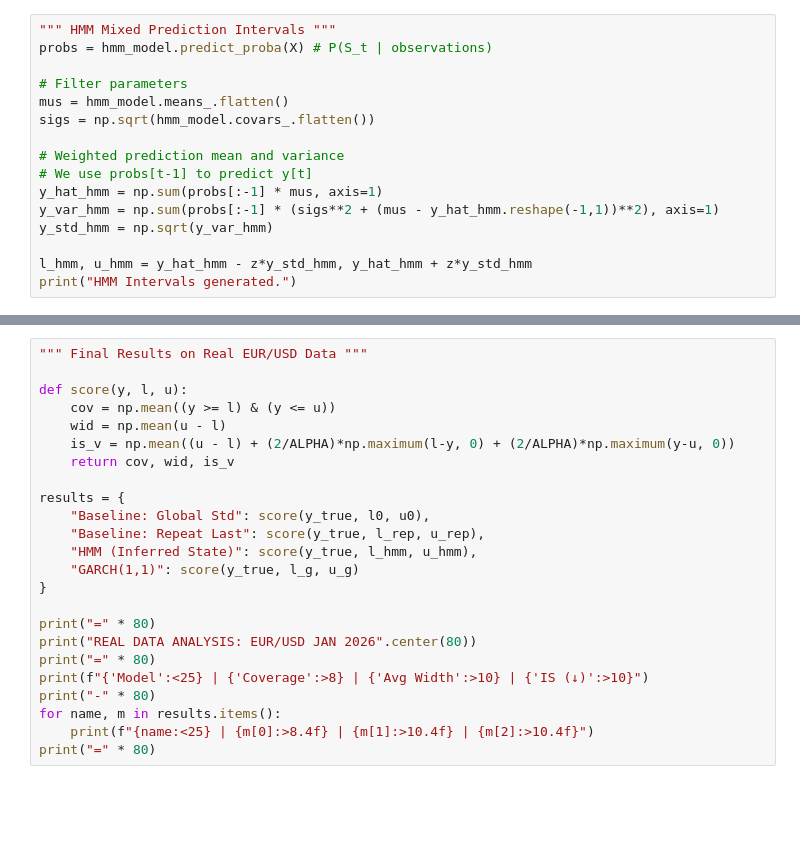
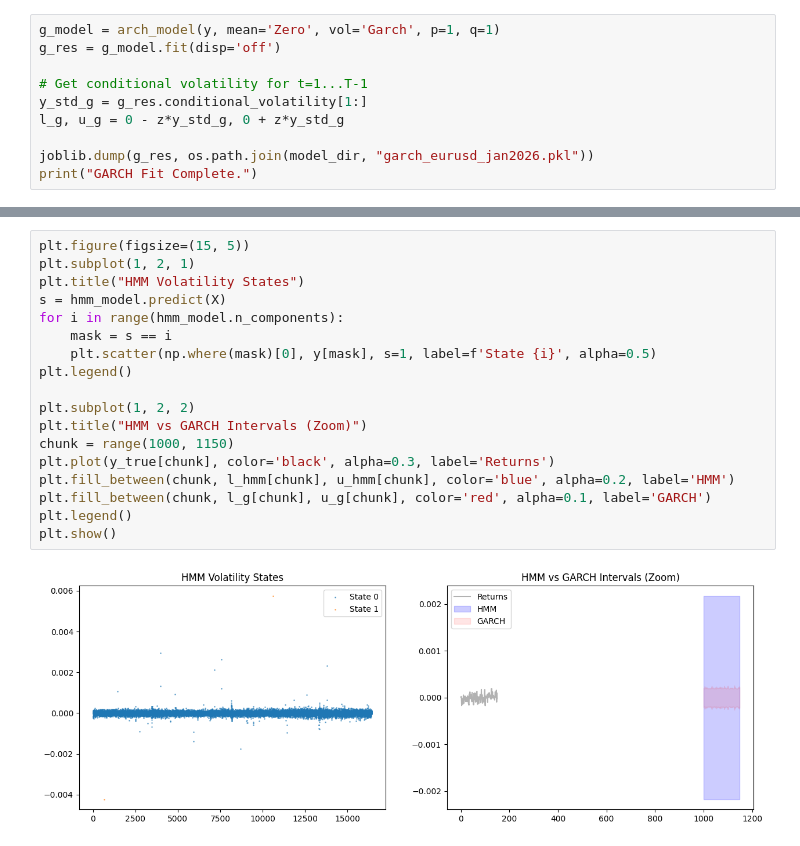
Before and after one commit to egil10/stk-mat2011, a Jupyter notebook: code/notebooks/real_analysis.ipynb, the cells around one changed output, grey strips where cells are left out. Cells and saved outputs as stored; diff of their text form; blank space fills up the shorter version.

Commit message:
ran on some real data

```diff
--- a/code/notebooks/real_analysis.ipynb
+++ b/code/notebooks/real_analysis.ipynb
@@ -73,16 +75,10 @@ print(f"HMM Intervals generated for {len(l_hmm)} steps.")
-# %%
-""" HMM Mixed Prediction Intervals """
-probs = hmm_model.predict_proba(X) # P(S_t | observations)
-
-# Filter parameters
-mus = hmm_model.means_.flatten()
-sigs = np.sqrt(hmm_model.covars_.flatten())
-
-# Weighted prediction mean and variance
-# We use probs[t-1] to predict y[t]
-y_hat_hmm = np.sum(probs[:-1] * mus, axis=1)
-y_var_hmm = np.sum(probs[:-1] * (sigs**2 + (mus - y_hat_hmm.reshape(-1,1))**2), axis=1)
-y_std_hmm = np.sqrt(y_var_hmm)
-
-l_hmm, u_hmm = y_hat_hmm - z*y_std_hmm, y_hat_hmm + z*y_std_hmm
-print("HMM Intervals generated.")
+# %%
+g_model = arch_model(y, mean='Zero', vol='Garch', p=1, q=1)
+g_res = g_model.fit(disp='off')
+
+# Get conditional volatility for t=1...T-1
+y_std_g = g_res.conditional_volatility[1:]
+l_g, u_g = 0 - z*y_std_g, 0 + z*y_std_g
+
+joblib.dump(g_res, os.path.join(model_dir, "garch_eurusd_jan2026.pkl"))
+print("GARCH Fit Complete.")
@@ -139,24 +134,20 @@ plt.show()
-# %%
-""" Final Results on Real EUR/USD Data """
-
-def score(y, l, u):
-    cov = np.mean((y >= l) & (y <= u))
-    wid = np.mean(u - l)
-    is_v = np.mean((u - l) + (2/ALPHA)*np.maximum(l-y, 0) + (2/ALPHA)*np.maximum(y-u, 0))
-    return cov, wid, is_v
-
-results = {
-    "Baseline: Global Std": score(y_true, l0, u0),
-    "Baseline: Repeat Last": score(y_true, l_rep, u_rep),
-    "HMM (Inferred State)": score(y_true, l_hmm, u_hmm),
-    "GARCH(1,1)": score(y_true, l_g, u_g)
-}
-
-print("=" * 80)
-print("REAL DATA ANALYSIS: EUR/USD JAN 2026".center(80))
-print("=" * 80)
-print(f"{'Model':<25} | {'Coverage':>8} | {'Avg Width':>10} | {'IS (↓)':>10}")
-print("-" * 80)
-for name, m in results.items():
-    print(f"{name:<25} | {m[0]:>8.4f} | {m[1]:>10.4f} | {m[2]:>10.4f}")
-print("=" * 80)
+# %%
+plt.figure(figsize=(15, 5))
+plt.subplot(1, 2, 1)
+plt.title("HMM Volatility States")
+s = hmm_model.predict(X)
+for i in range(hmm_model.n_components):
+    mask = s == i
+    plt.scatter(np.where(mask)[0], y[mask], s=1, label=f'State {i}', alpha=0.5)
+plt.legend()
+
+plt.subplot(1, 2, 2)
+plt.title("HMM vs GARCH Intervals (Zoom)")
+chunk = range(1000, 1150)
+plt.plot(y_true[chunk], color='black', alpha=0.3, label='Returns')
+plt.fill_between(chunk, l_hmm[chunk], u_hmm[chunk], color='blue', alpha=0.2, label='HMM')
+plt.fill_between(chunk, l_g[chunk], u_g[chunk], color='red', alpha=0.1, label='GARCH')
+plt.legend()
+plt.show()
+# %% [output]
+[figure, added]
```
Also changed, not shown: parts of 8 cells of this notebook, 1 other file.
